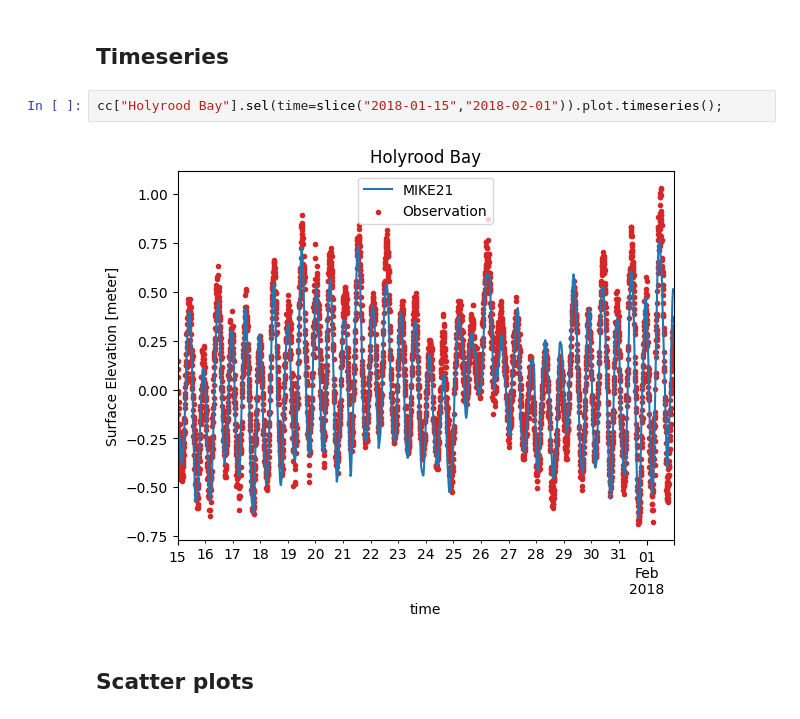
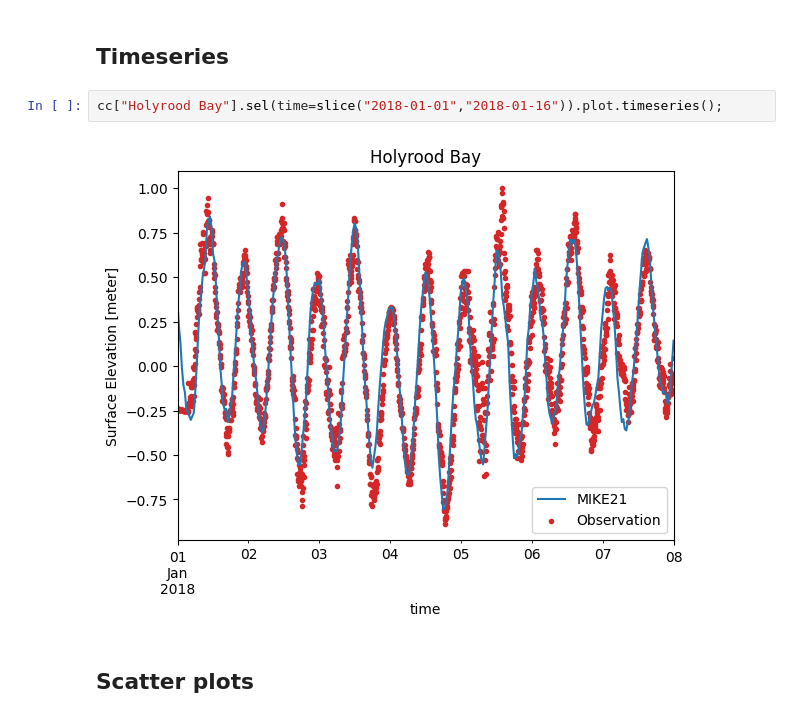
Before and after one commit to DHI/WaterBench-MIKE21HD-ConceptionBay, a Jupyter notebook: code/model_validation_waterlevel.ipynb, the cells around one changed output. Drawn from its saved outputs; the diff is of its cells as text.

```diff
--- a/code/model_validation_waterlevel.ipynb
+++ b/code/model_validation_waterlevel.ipynb
@@ -65,9 +72,9 @@ We can see from the skill table that the model has an RMSE of 6.5-9.7 cm.
 # %% [markdown]
 ## Timeseries
 # %%
-cc["Holyrood Bay"].sel(time=slice("2018-01-15","2018-02-01")).plot.timeseries();
+cc["Holyrood Bay"].sel(time=slice("2018-01-01","2018-01-16")).plot.timeseries();
 # %% [output]
-[figure, old version]
+[figure, new version]
 # %% [markdown]
 ## Scatter plots
 # %%
```
Also changed, not shown: parts of 4 cells of this notebook, 3 other files.
